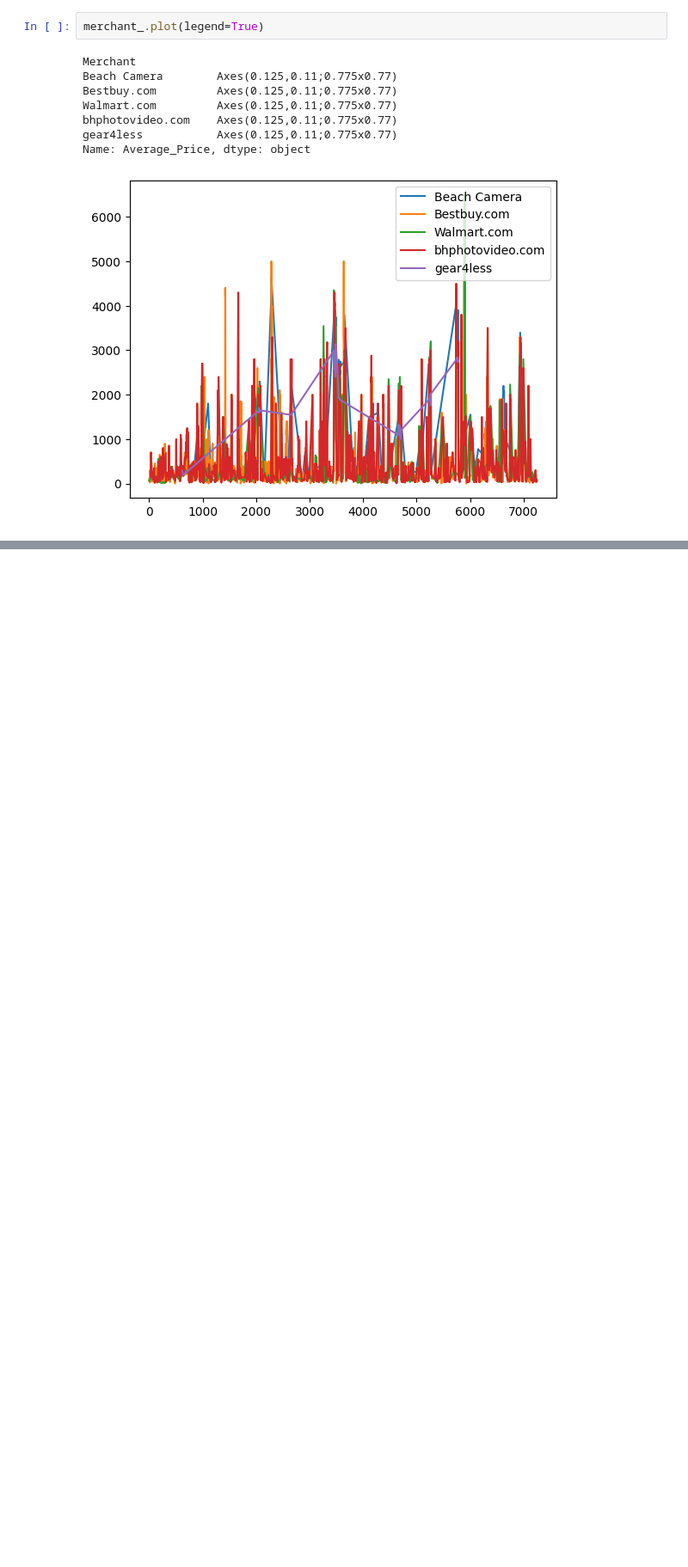
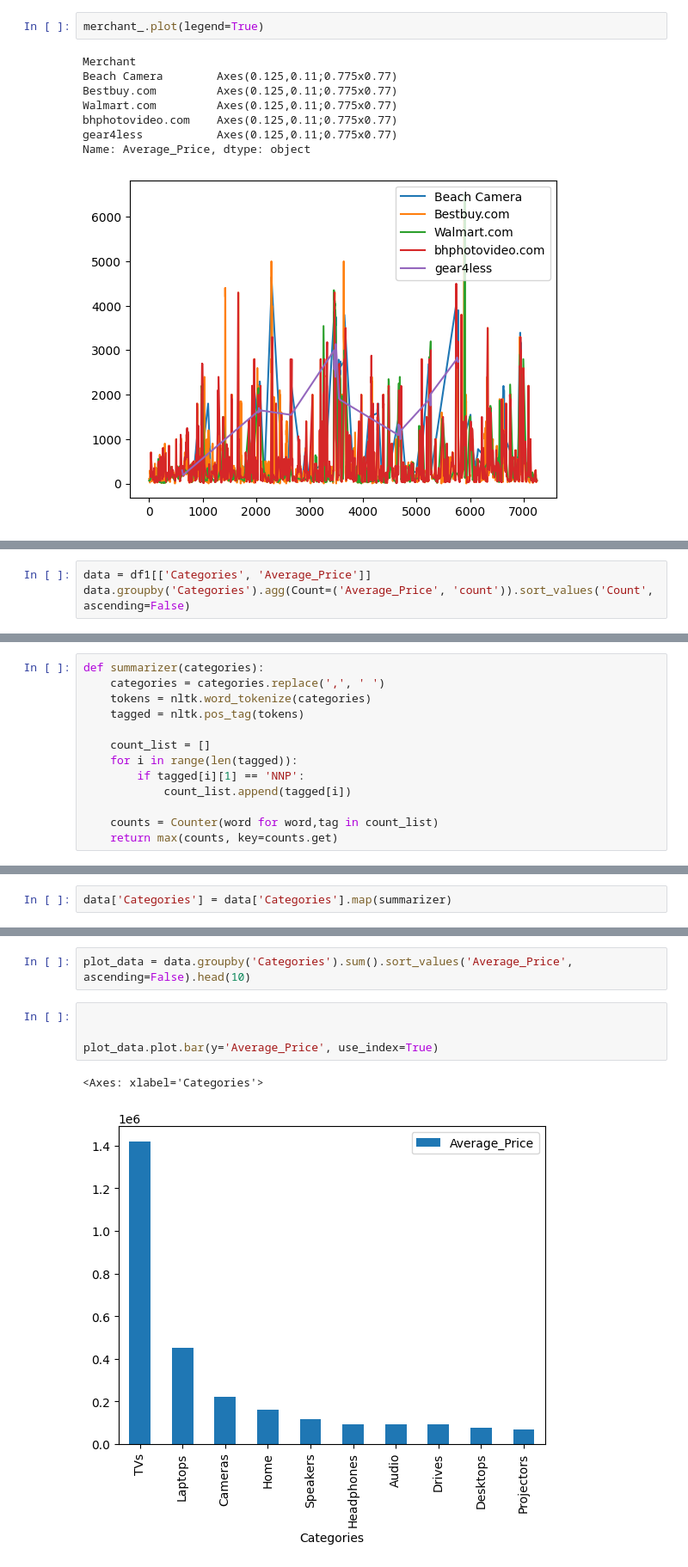
Before and after one commit to MboyaDan/product_analysis, a Jupyter notebook: elec_productpricing_analysis.ipynb, the cells around one changed output, grey strips where cells are left out. Shown: that part at 86% size. Cells and saved outputs as stored; diff of their text form; blank space fills up the shorter version.

```diff
--- a/elec_productpricing_analysis.ipynb
+++ b/elec_productpricing_analysis.ipynb
@@ -492,0 +495,3 @@ Name: Average_Price, dtype: object
+# %%
+data = df1[['Categories', 'Average_Price']]
+data.groupby('Categories').agg(Count=('Average_Price', 'count')).sort_values('Count', ascending=False)
@@ -492,0 +534,13 @@ Name: Average_Price, dtype: object
+# %%
+def summarizer(categories):
+    categories = categories.replace(',', ' ')
+    tokens = nltk.word_tokenize(categories)
+    tagged = nltk.pos_tag(tokens)
+
+    count_list = []
+    for i in range(len(tagged)):
+        if tagged[i][1] == 'NNP':
+            count_list.append(tagged[i])
+
+    counts = Counter(word for word,tag in count_list)
+    return max(counts, key=counts.get)
@@ -492,0 +551,2 @@ Name: Average_Price, dtype: object
+# %%
+data['Categories'] = data['Categories'].map(summarizer)
@@ -492,0 +559,9 @@ Name: Average_Price, dtype: object
+# %%
+plot_data = data.groupby('Categories').sum().sort_values('Average_Price', ascending=False).head(10)
+# %%
+
+
+plot_data.plot.bar(y='Average_Price', use_index=True)
+# %% [output]
+<Axes: xlabel='Categories'>
+[figure, added]
```
Also changed, not shown: parts of 7 cells of this notebook.
